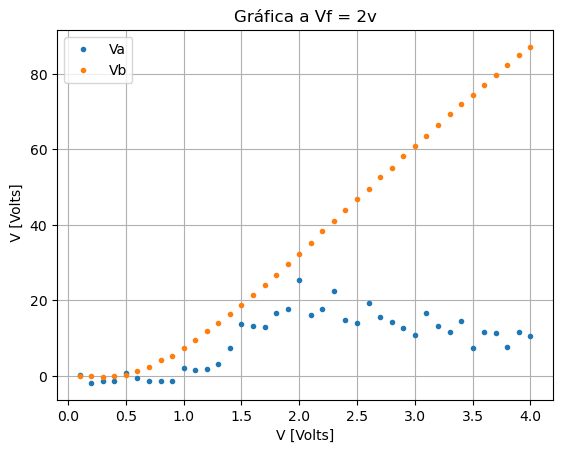
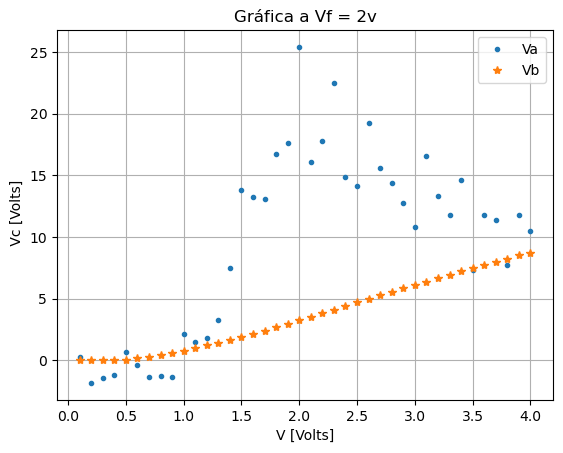
The notebook cell's code change between the first figure and the second:
--- before
+++ after
@@ -1,9 +1,6 @@
-
-plt.plot(Vc,Va,'.',label='Va')
-plt.plot(Vc,Vb,'.',label='Vb')
+plt.plot(V2c,V2a,'.',label='Va')
+plt.plot(V2c,V2b,'*',label='Vb')
 plt.title('Gráfica a Vf = 2v')
 plt.xlabel('V [Volts]'), plt.ylabel(' Vc [Volts]')
-#plt.axhline(y=1, color='red', linestyle='--', linewidth=0.8)
-#plt.text(0.31,1.25,'I = 1')
 plt.legend()
 plt.grid()

Commit: P4